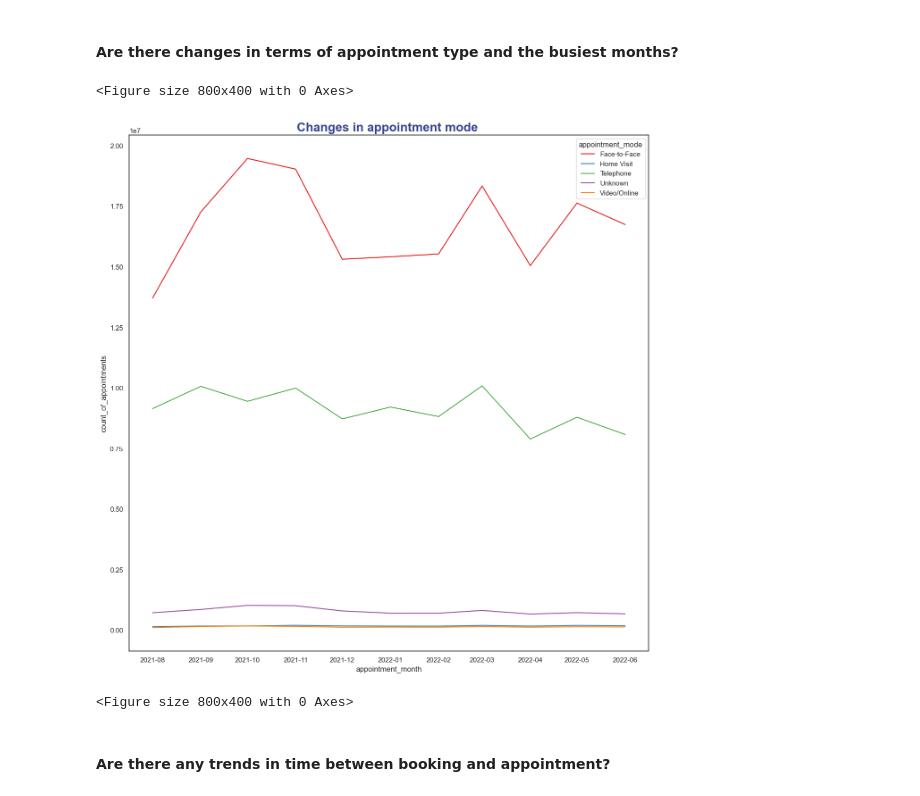
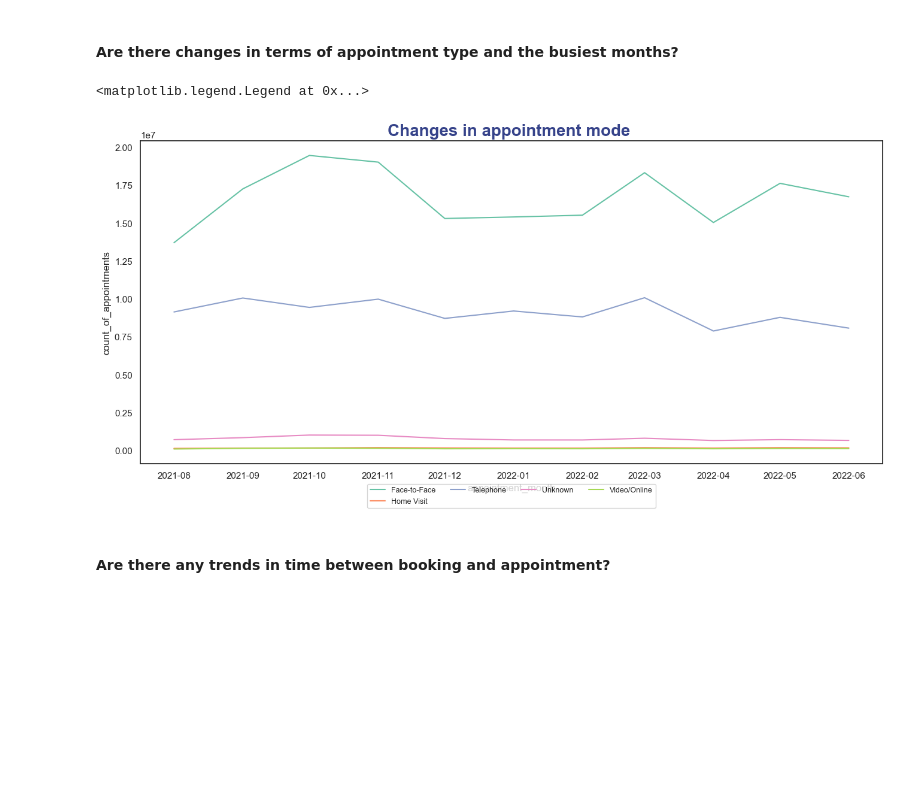
Before and after one commit to DimaBrikach/NHS_Assignment, a Jupyter notebook: Dzmitry_Brykach_DA201_Assignment.ipynb, the cells around one changed output. Cells and saved outputs as stored; diff of their text form; code cells hidden in the pictures; blank space fills up the shorter version.

```diff
--- a/Dzmitry_Brykach_DA201_Assignment.ipynb
+++ b/Dzmitry_Brykach_DA201_Assignment.ipynb
@@ -863,12 +868,12 @@ plt.figure(figsize=(12,6))
 # %%
 busiest_month = appts_regional_agg.groupby(['appointment_month', 'appointment_mode'])['count_of_appointments'].sum().reset_index()
 # %%
-sns.lineplot(x="appointment_month", y="count_of_appointments", hue="appointment_mode",data=busiest_month, errorbar=None, palette='Set1').set_title('Changes in appointment mode ', fontsize=20, fontweight='bold', color='#36438A', fontfamily='arial')
-plt.figure(figsize=(8,4))
+plt.figure(figsize=(16,7))
+sns.lineplot(x="appointment_month", y="count_of_appointments", hue="appointment_mode",data=busiest_month, errorbar=None, palette='Set2').set_title('Changes in appointment mode ', fontsize=20, fontweight='bold', color='#36438A', fontfamily='arial')
+plt.legend(bbox_to_anchor=(0.5, -0.1),fontsize=9, ncol=4, loc='center')
 # %% [output]
-<Figure size 800x400 with 0 Axes>
+<matplotlib.legend.Legend at 0x...>
-[figure, old version]
+[figure, new version]
-<Figure size 800x400 with 0 Axes>
 # %% [markdown]
 #### Are there any trends in time between booking and appointment?
 # %%
```
Also changed, not shown: parts of 19 cells of this notebook, 16 other files.
